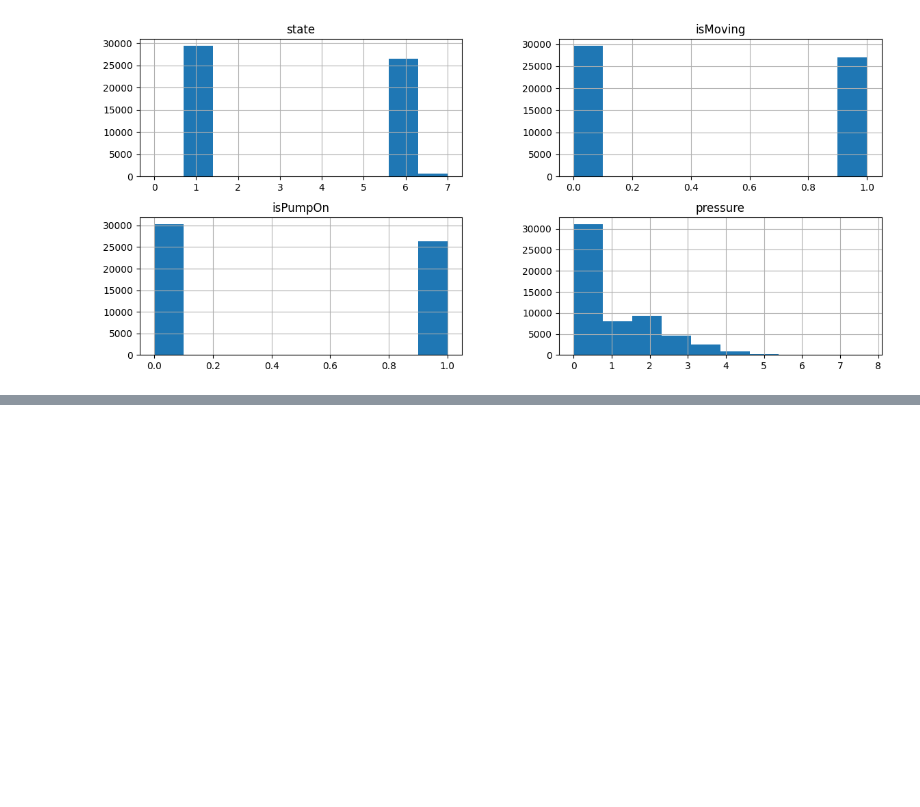
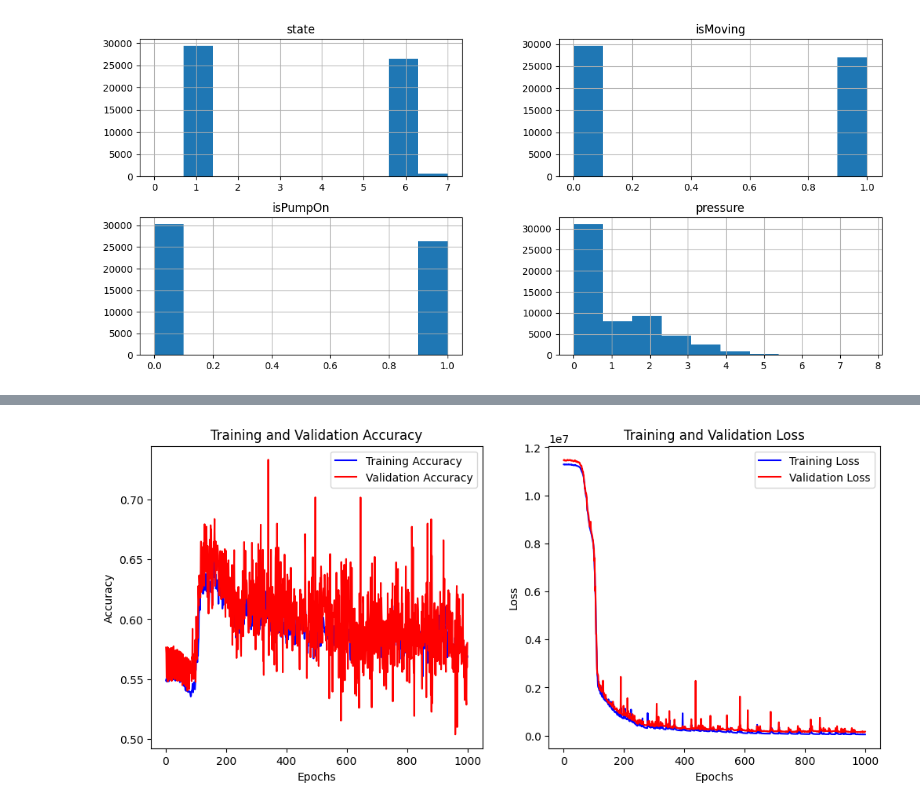
Before and after one commit to KOseare/rnn-failure-prediction, a Jupyter notebook: rnn-model.ipynb, the cells around one changed output, grey strips where cells are left out. Drawn from its saved outputs; the diff is of its cells as text; code cells hidden in the pictures; blank space fills up the shorter version.

```diff
--- a/rnn-model.ipynb
+++ b/rnn-model.ipynb
@@ -54,9 +78,14 @@ nf_x, nf_y = prepare_data(df_nf)
 data_x = ev_x + nf_x
 data_y = ev_y + nf_y
 
+# timestep_len = max(len(seq) for seq in data_x) # Determine the maximum sequence length
+timestep_len = 24
+data_x = sequence.pad_sequences(data_x, maxlen=timestep_len, padding='pre', truncating='pre')
+data_y = sequence.pad_sequences(data_y, maxlen=timestep_len, padding='pre', truncating='pre')
+
 x_train, x_test, y_train, y_test = train_test_split(data_x, data_y, test_size=0.15, random_state=42)
-print(len(x_train))
-print(len(x_test))
-print(len(y_train))
-print(len(y_test))
+print('x_train', x_train.shape)
+print('x_test', x_test.shape)
+print('y_train', y_train.shape)
+print('y_test', y_test.shape)
 # %% [output]
@@ -66,0 +128,24 @@ print(len(y_test))
+# %%
+# def LSTM_Model(features, targets):
+#   model = Sequential()
+#   model.add(Masking(mask_value=0, input_shape=(24, features)))
+#   model.add(LSTM(128, return_sequences=True))
+#   model.add(TimeDistributed(Dense(targets)))
+#   model.compile(optimizer='adam', loss='mean_squared_error')
+#   model.summary()
+#   return model
+
+def LSTM_Model(features, targets, timesteps):
+  model = Sequential()
+  model.add(layers.Masking(mask_value=0, input_shape=(timesteps, features)))
+  model.add(layers.Conv1D(filters=32, kernel_size=3, activation='relu'))
+  model.add(layers.MaxPooling1D(pool_size=2))
+  model.add(layers.LSTM(256, return_sequences=False))
+  model.add(layers.Dense(128))
+  model.add(layers.Dense(timesteps * targets))
+  model.add(layers.Reshape((timesteps, targets)))
+  model.compile(optimizer='adam', loss='mean_squared_error', metrics=['accuracy'])
+  model.summary()
+  return model
+# %%
+lstm_model = LSTM_Model(x_train[0].shape[1], y_train[0].shape[1], timestep_len)
@@ -66,0 +174,2 @@ print(len(y_test))
+# %%
+lstm_train = lstm_model.fit(x_train, y_train, shuffle=True, epochs=1000, batch_size=32, validation_data=(x_test, y_test))
@@ -66,0 +194,4 @@ print(len(y_test))
+# %%
+plot_training_history(lstm_train.history)
+# %% [output]
+[figure, added]
```
Also changed, not shown: parts of 8 cells of this notebook.
